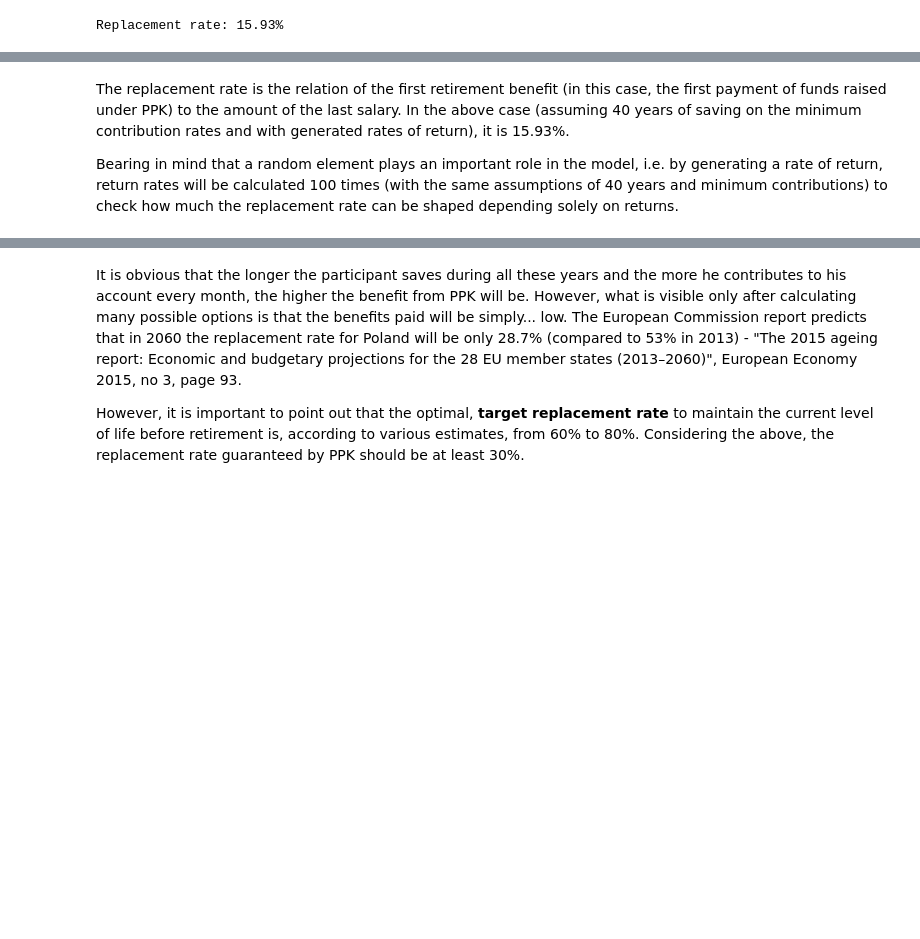
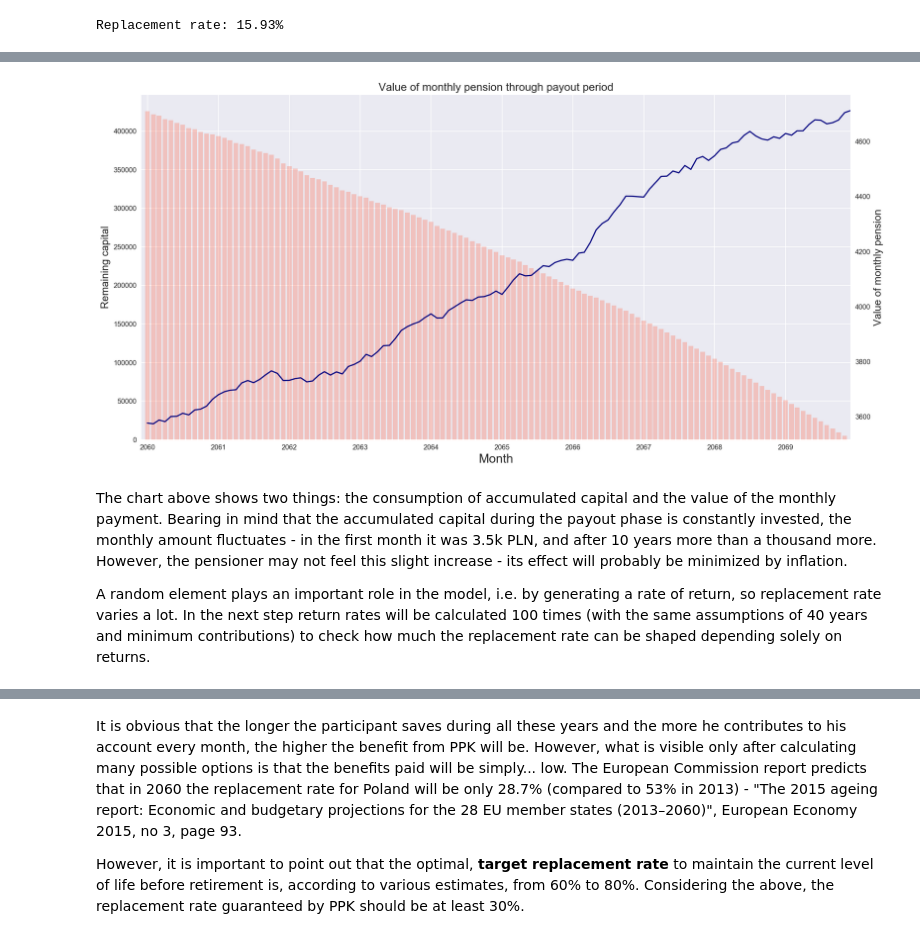
Before and after one commit to wieckiewiczpiotr/portfolio, a Jupyter notebook: ppk_analysis/ppk.ipynb, the cells around one changed output, grey strips where cells are left out. Cells and saved outputs as stored; diff of their text form; code cells hidden in the pictures; blank space fills up the shorter version.

```diff
--- a/ppk_analysis/ppk.ipynb
+++ b/ppk_analysis/ppk.ipynb
@@ -414,0 +418,32 @@ Replacement rate: 15.93%
+# %%
+np.random.seed(20)
+bonds_rate = (1+0.028)**(1/12)-1
+other_debt_rate = (1+0.035)**(1/12)-1
+
+value = total #starting with value equals to total accumulated capital
+time = 120 # 120 months - 10 years
+
+payout = pd.DataFrame(columns=['total_return', 'remaining_time', 'monthly_pension', 'remaining_value'],
+    index=pd.date_range(start='2060-01-01', freq='MS', periods=time))
+
+for index, row in payout.iterrows():
+
+    payout.loc[index, 'total_return'] = (
+    np.random.normal(org_returns['WIG20'].mean(), org_returns['WIG20'].std()) * 0.45 +
+    np.random.normal(org_returns['mWIG40'].mean(), org_returns['mWIG40'].std()) * 0.2 +
+    np.random.normal(org_returns['sWIG80'].mean(), org_returns['sWIG80'].std()) * 0.1 +
+    np.random.normal(org_returns['FTSE250'].mean(), org_returns['FTSE250'].std()) * 0.25) * 0.1 + (
+    bonds_rate * 0.8 +
+    other_debt_rate * 0.2) * 0.9 + 1
+
+    payout['remaining_time'].loc[index] = time
+    time = time - 1
+
+    value = value * payout['total_return'].loc[index]
+    value -= value * management_cost
+    payout['monthly_pension'].loc[index] = value / row['remaining_time']
+
+    value = value - row['monthly_pension']
+    payout['remaining_value'].loc[index] = value
+
+payout.head()
@@ -415,7 +457,22 @@ Replacement rate: 15.93%
+# %%
+fig, ax1 = plt.subplots(figsize=(16,8))
+ax2 = ax1.twinx()
+ax1.bar(payout.index, payout['remaining_value'], color='tomato', width=24, alpha=0.3)
+ax2.plot(payout['monthly_pension'], color='navy')
+ax2.grid()
+ax1.set_title('Value of monthly pension through payout period', fontdict={'fontsize':16})
+ax1.set_xlabel('Month', fontdict={'fontsize':18})
+ax1.set_ylabel('Remaining capital', fontdict={'fontsize':15})
+ax2.set_ylabel('Value of monthly pension', fontdict={'fontsize':15})
+ax1.set_xlim(contributions.index.max(), payout.index.max())
+plt.tight_layout()
+plt.show()
+# %% [output]
+[figure, added]
 # %% [markdown]
-The replacement rate is the relation of the first retirement benefit (in this case, the first payment of funds raised under PPK) to the amount of the last salary. In the above case (assuming 40 years of saving on the minimum contribution rates and with generated rates of return), it is 15.93%.
+The chart above shows two things: the consumption of accumulated capital and the value of the monthly payment. Bearing in mind that the accumulated capital during the payout phase is constantly invested,  the monthly amount fluctuates - in the first month it was 3.5k PLN, and after 10 years more than a thousand more. However, the pensioner may not feel this slight increase - its effect will probably be minimized by inflation.
 
-Bearing in mind that a random element plays an important role in the model, i.e. by generating a rate of return, return rates will be calculated 100 times (with the same assumptions of 40 years and minimum contributions) to check how much the replacement rate can be shaped depending solely on returns.
+A random element plays an important role in the model, i.e. by generating a rate of return, so replacement rate varies a lot. In the next step return rates will be calculated 100 times (with the same assumptions of 40 years and minimum contributions) to check how much the replacement rate can be shaped depending solely on returns.
 # %%
 #creating new empty dataframe for results
 volatility = pd.DataFrame(columns=['replacement_rate'])
```
Also changed, not shown: parts of 9 cells of this notebook.
